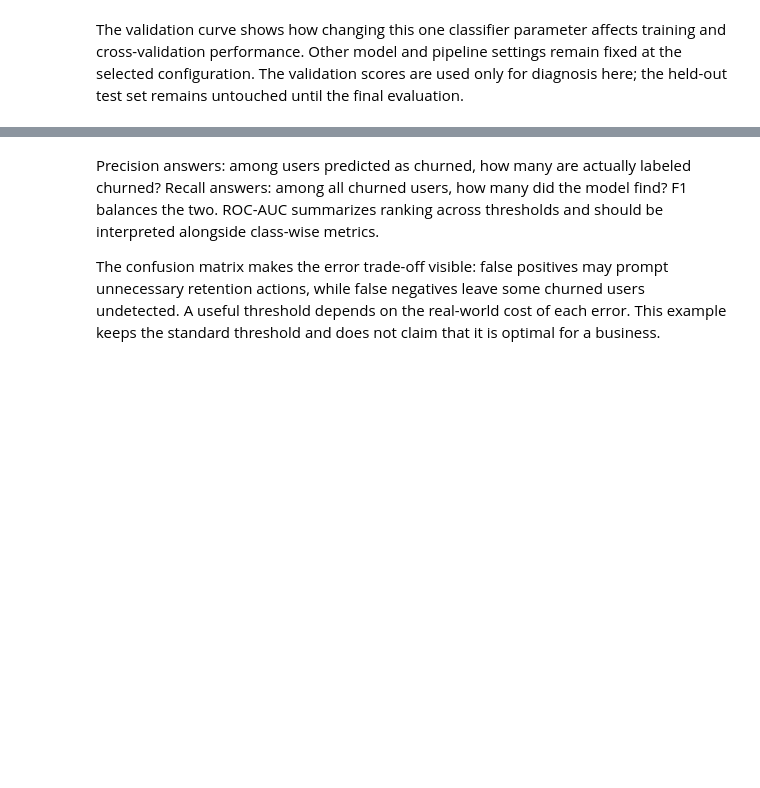
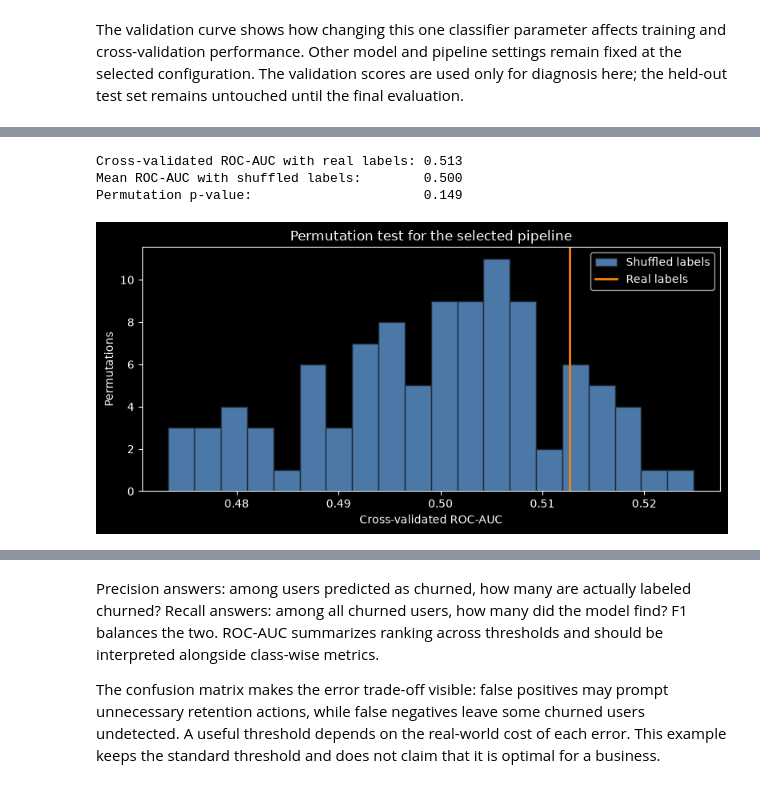
Before and after one commit to enricomaineri/MachineLearning_project, a Jupyter notebook: MachineLearning_project.ipynb, the cells around one changed output, grey strips where cells are left out. Drawn from its saved outputs; the diff is of its cells as text; code cells hidden in the pictures; blank space fills up the shorter version.

```diff
--- a/MachineLearning_project.ipynb
+++ b/MachineLearning_project.ipynb
@@ -460,0 +520,31 @@ The validation curve shows how changing this one classifier parameter affects tr
+# %%
+# Permutation test: is the selected pipeline better than chance? (training data only)
+real_auc, permuted_aucs, permutation_p_value = permutation_test_score(
+    search.best_estimator_,
+    X_train,
+    y_train,
+    scoring="roc_auc",
+    cv=StratifiedKFold(n_splits=5, shuffle=True, random_state=RANDOM_STATE),
+    n_permutations=100,
+    random_state=RANDOM_STATE,
+    n_jobs=-1,
+)
+
+print(f"Cross-validated ROC-AUC with real labels: {real_auc:.3f}")
+print(f"Mean ROC-AUC with shuffled labels:        {permuted_aucs.mean():.3f}")
+print(f"Permutation p-value:                      {permutation_p_value:.3f}")
+
+fig, ax = plt.subplots(figsize=(8, 4))
+ax.hist(permuted_aucs, bins=20, color="#4C78A8", edgecolor="#1f2937",
+        label="Shuffled labels")
+ax.axvline(real_auc, color="#F58518", linewidth=2, label="Real labels")
+ax.set(title="Permutation test for the selected pipeline",
+       xlabel="Cross-validated ROC-AUC", ylabel="Permutations")
+ax.legend()
+plt.tight_layout()
+plt.show()
+# %% [output]
+Cross-validated ROC-AUC with real labels: 0.513
+Mean ROC-AUC with shuffled labels:        0.500
+Permutation p-value:                      0.149
+[figure, added]
```
Also changed, not shown: parts of 9 cells of this notebook, 2 other files.
